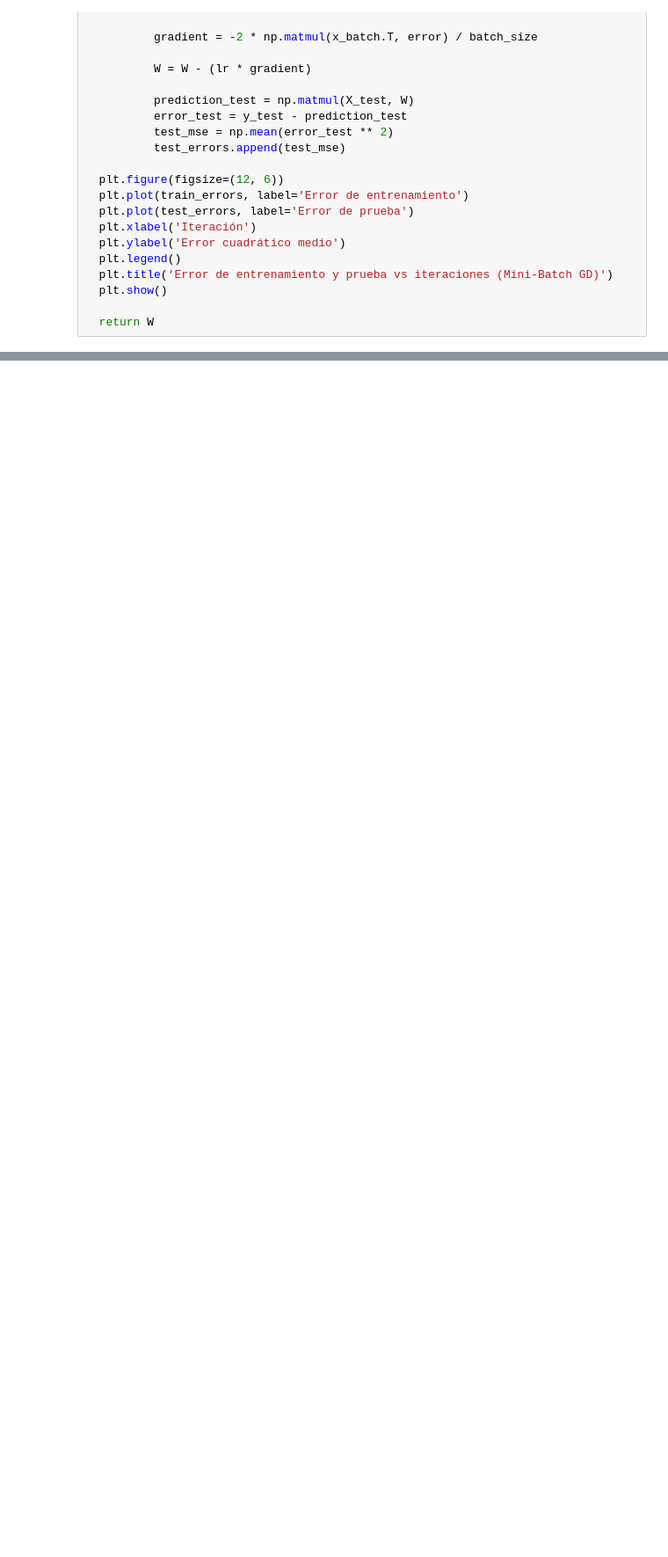
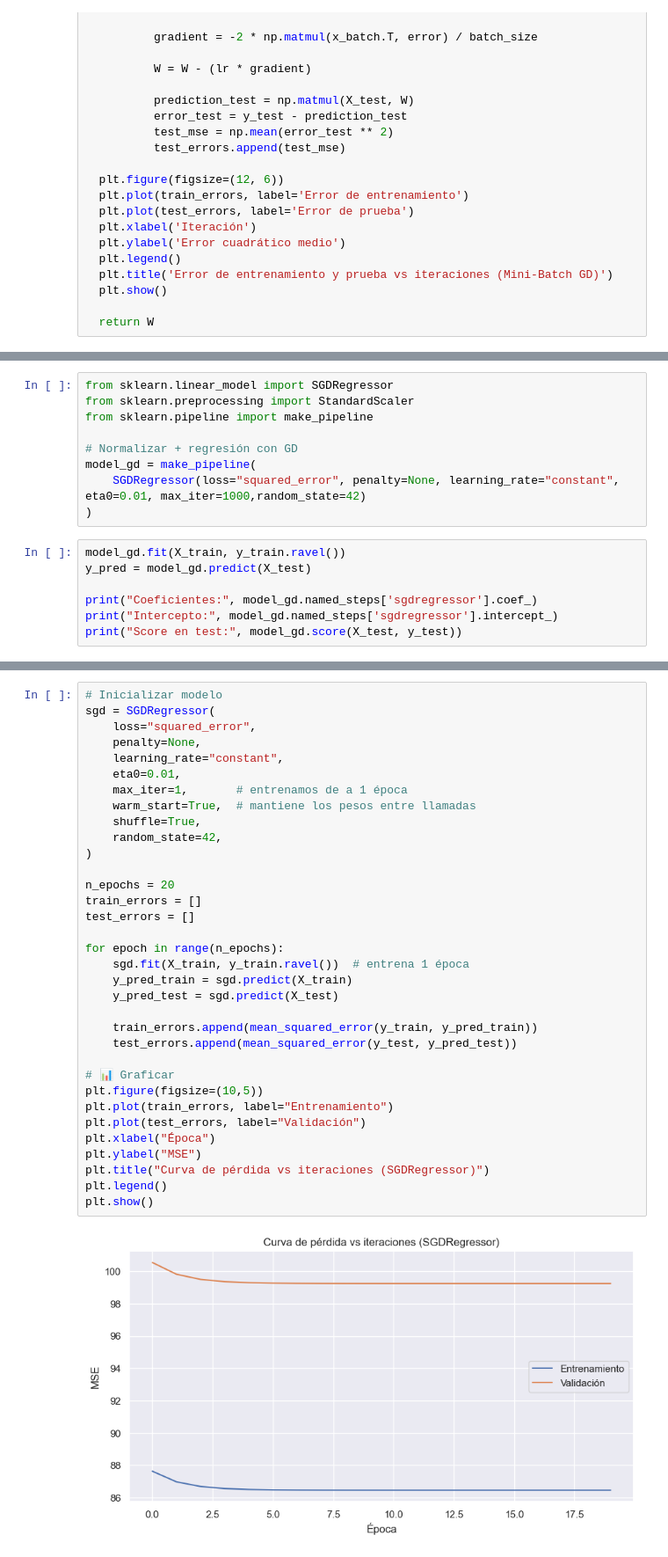
Before and after one commit to GenaCanciani/AA1-TUIA-2025C2-Canciani-Morales-Mancini, a Jupyter notebook: TP-Regresion-AA1-2025C1.ipynb, the cells around one changed output, grey strips where cells are left out. Shown at 88% size. Drawn from its saved outputs; the diff is of its cells as text; blank space fills up the shorter version.

Commit message:
Regularizaciones y gráficos de pérdida

```diff
--- a/TP-Regresion-AA1-2025C1.ipynb
+++ b/TP-Regresion-AA1-2025C1.ipynb
@@ -667,0 +701,16 @@ stochastic_gradient_descent(X_train, y_train, X_test, y_test, lr=1, epochs=2)
+# %%
+from sklearn.linear_model import SGDRegressor
+from sklearn.preprocessing import StandardScaler
+from sklearn.pipeline import make_pipeline
+
+# Normalizar + regresión con GD
+model_gd = make_pipeline(
+    SGDRegressor(loss="squared_error", penalty=None, learning_rate="constant", eta0=0.01, max_iter=1000,random_state=42)
+)
+# %%
+model_gd.fit(X_train, y_train.ravel())
+y_pred = model_gd.predict(X_test)
+
+print("Coeficientes:", model_gd.named_steps['sgdregressor'].coef_)
+print("Intercepto:", model_gd.named_steps['sgdregressor'].intercept_)
+print("Score en test:", model_gd.score(X_test, y_test))
@@ -667,0 +723,36 @@ stochastic_gradient_descent(X_train, y_train, X_test, y_test, lr=1, epochs=2)
+# %%
+# Inicializar modelo
+sgd = SGDRegressor(
+    loss="squared_error",
+    penalty=None,
+    learning_rate="constant",
+    eta0=0.01,
+    max_iter=1,       # entrenamos de a 1 época
+    warm_start=True,  # mantiene los pesos entre llamadas
+    shuffle=True,
+    random_state=42,
+)
+
+n_epochs = 20
+train_errors = []
+test_errors = []
+
+for epoch in range(n_epochs):
+    sgd.fit(X_train, y_train.ravel())  # entrena 1 época
+    y_pred_train = sgd.predict(X_train)
+    y_pred_test = sgd.predict(X_test)
+
+    train_errors.append(mean_squared_error(y_train, y_pred_train))
+    test_errors.append(mean_squared_error(y_test, y_pred_test))
+
+# 📊 Graficar
+plt.figure(figsize=(10,5))
+plt.plot(train_errors, label="Entrenamiento")
+plt.plot(test_errors, label="Validación")
+plt.xlabel("Época")
+plt.ylabel("MSE")
+plt.title("Curva de pérdida vs iteraciones (SGDRegressor)")
+plt.legend()
+plt.show()
+# %% [output]
+[figure, added]
```
Also changed, not shown: parts of 23 cells of this notebook.
